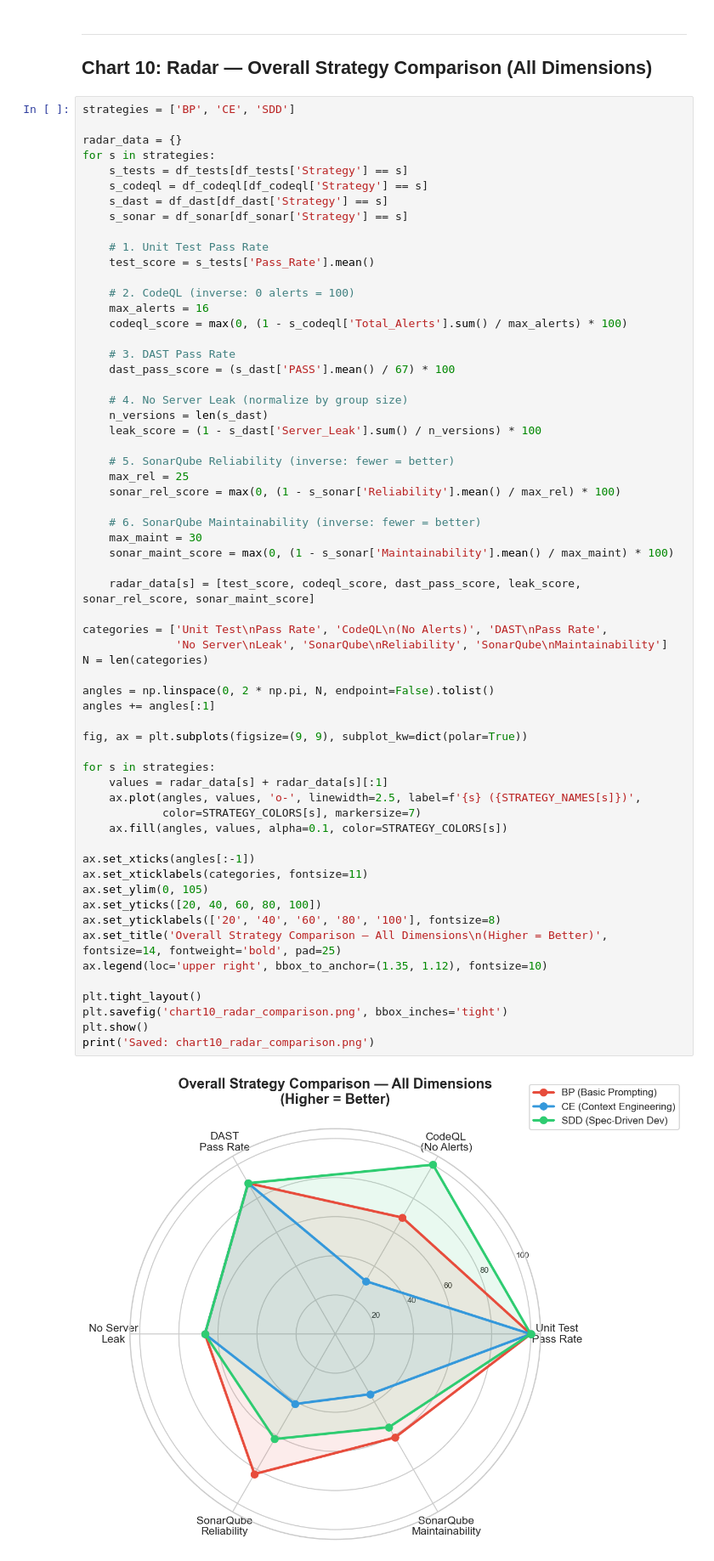
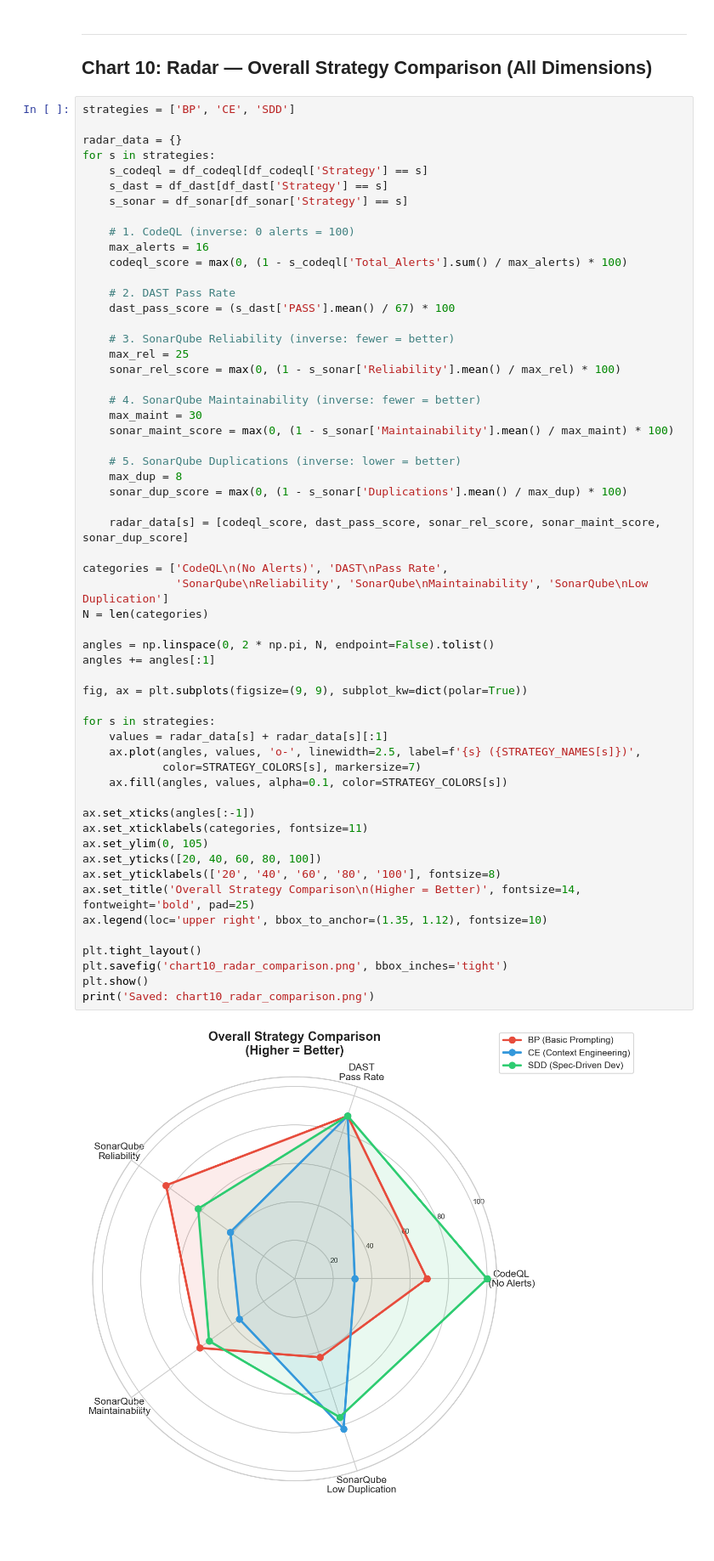
Before and after one commit to PhatchareePuangjai/chatGPT5, a Jupyter notebook: src/research_charts_executed.ipynb, the cells around one changed output. Shown at 85% size. Drawn from its saved outputs; the diff is of its cells as text; blank space fills up the shorter version.

```diff
--- a/src/research_charts_executed.ipynb
+++ b/src/research_charts_executed.ipynb
@@ -501,64 +526,60 @@ strategies = ['BP', 'CE', 'SDD']
 
 radar_data = {}
 for s in strategies:
-    s_tests = df_tests[df_tests['Strategy'] == s]
     s_codeql = df_codeql[df_codeql['Strategy'] == s]
     s_dast = df_dast[df_dast['Strategy'] == s]
     s_sonar = df_sonar[df_sonar['Strategy'] == s]
 
-    # 1. Unit Test Pass Rate
-    test_score = s_tests['Pass_Rate'].mean()
-
-    # 2. CodeQL (inverse: 0 alerts = 100)
+    # 1. CodeQL (inverse: 0 alerts = 100)
     max_alerts = 16
     codeql_score = max(0, (1 - s_codeql['Total_Alerts'].sum() / max_alerts) * 100)
 
-    # 3. DAST Pass Rate
+    # 2. DAST Pass Rate
     dast_pass_score = (s_dast['PASS'].mean() / 67) * 100
 
-    # 4. No Server Leak (normalize by group size)
-    n_versions = len(s_dast)
-    leak_score = (1 - s_dast['Server_Leak'].sum() / n_versions) * 100
-
-    # 5. SonarQube Reliability (inverse: fewer = better)
+    # 3. SonarQube Reliability (inverse: fewer = better)
     max_rel = 25
     sonar_rel_score = max(0, (1 - s_sonar['Reliability'].mean() / max_rel) * 100)
 
-    # 6. SonarQube Maintainability (inverse: fewer = better)
+    # 4. SonarQube Maintainability (inverse: fewer = better)
     max_maint = 30
     sonar_maint_score = max(0, (1 - s_sonar['Maintainability'].mean() / max_maint) * 100)
 
-    radar_data[s] = [test_score, codeql_score, dast_pass_score, leak_score, sonar_rel_score, sonar_maint_score]
+    # 5. SonarQube Duplications (inverse: lower = better)
+    max_dup = 8
+    sonar_dup_score = max(0, (1 - s_sonar['Duplications'].mean() / max_dup) * 100)
 
-categories = ['Unit Test\nPass Rate', 'CodeQL\n(No Alerts)', 'DAST\nPass Rate',
-              'No Server\nLeak', 'SonarQube\nReliability', 'SonarQube\nMaintainability']
+    radar_data[s] = [codeql_score, dast_pass_score, sonar_rel_score, sonar_maint_score, sonar_dup_score]
+
+categories = ['CodeQL\n(No Alerts)', 'DAST\nPass Rate',
+              'SonarQube\nReliability', 'SonarQube\nMaintainability', 'SonarQube\nLow Duplication']
 N = len(categories)
 
 angles = np.linspace(0, 2 * np.pi, N, endpoint=False).tolist()
 angles += angles[:1]
 
 fig, ax = plt.subplots(figsize=(9, 9), subplot_kw=dict(polar=True))
 
 for s in strategies:
     values = radar_data[s] + radar_data[s][:1]
     ax.plot(angles, values, 'o-', linewidth=2.5, label=f'{s} ({STRATEGY_NAMES[s]})',
             color=STRATEGY_COLORS[s], markersize=7)
     ax.fill(angles, values, alpha=0.1, color=STRATEGY_COLORS[s])
 
 ax.set_xticks(angles[:-1])
 ax.set_xticklabels(categories, fontsize=11)
 ax.set_ylim(0, 105)
 ax.set_yticks([20, 40, 60, 80, 100])
 ax.set_yticklabels(['20', '40', '60', '80', '100'], fontsize=8)
-ax.set_title('Overall Strategy Comparison — All Dimensions\n(Higher = Better)', fontsize=14, fontweight='bold', pad=25)
+ax.set_title('Overall Strategy Comparison\n(Higher = Better)', fontsize=14, fontweight='bold', pad=25)
 ax.legend(loc='upper right', bbox_to_anchor=(1.35, 1.12), fontsize=10)
 
 plt.tight_layout()
 plt.savefig('chart10_radar_comparison.png', bbox_inches='tight')
 plt.show()
 print('Saved: chart10_radar_comparison.png')
 # %% [output]
-[figure, old version]
+[figure, new version]
 Saved: chart10_radar_comparison.png
 # %% [markdown]
 ---
```
Also changed, not shown: parts of 3 cells of this notebook, 9 other files.
